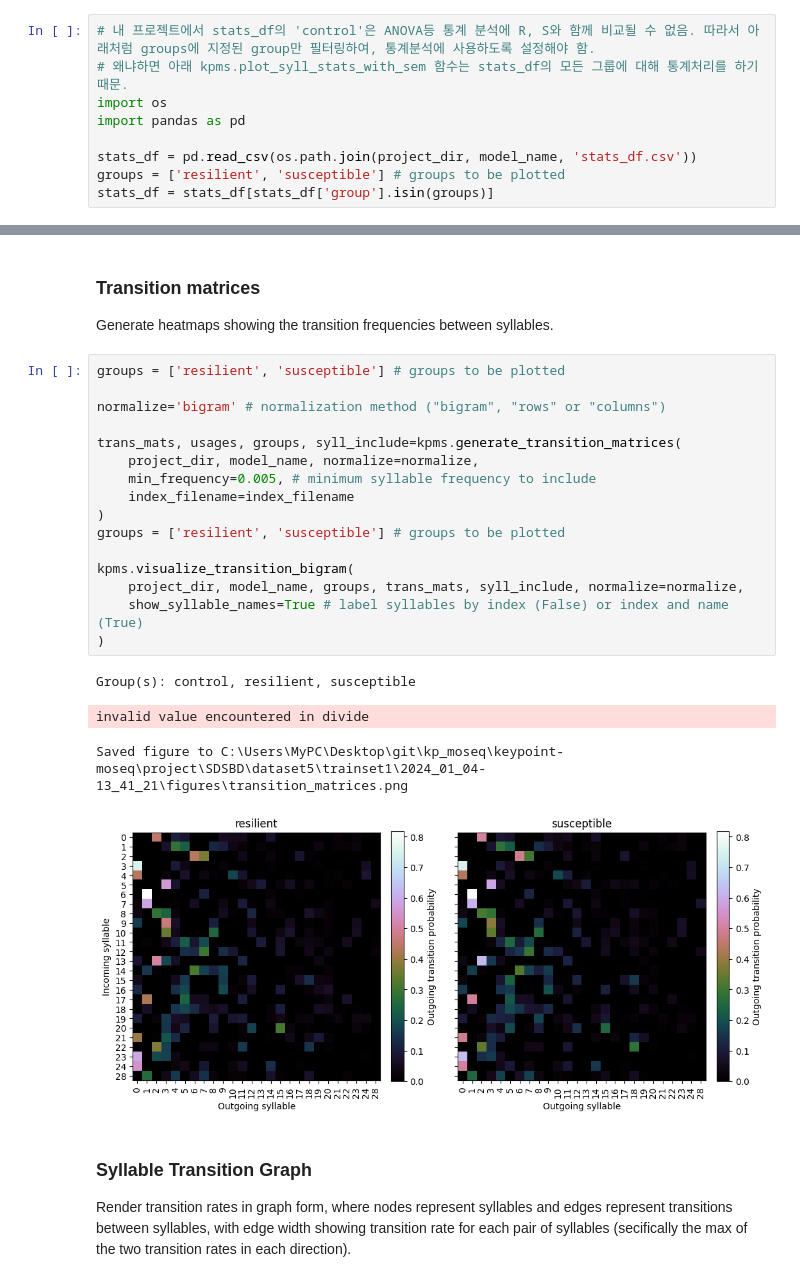
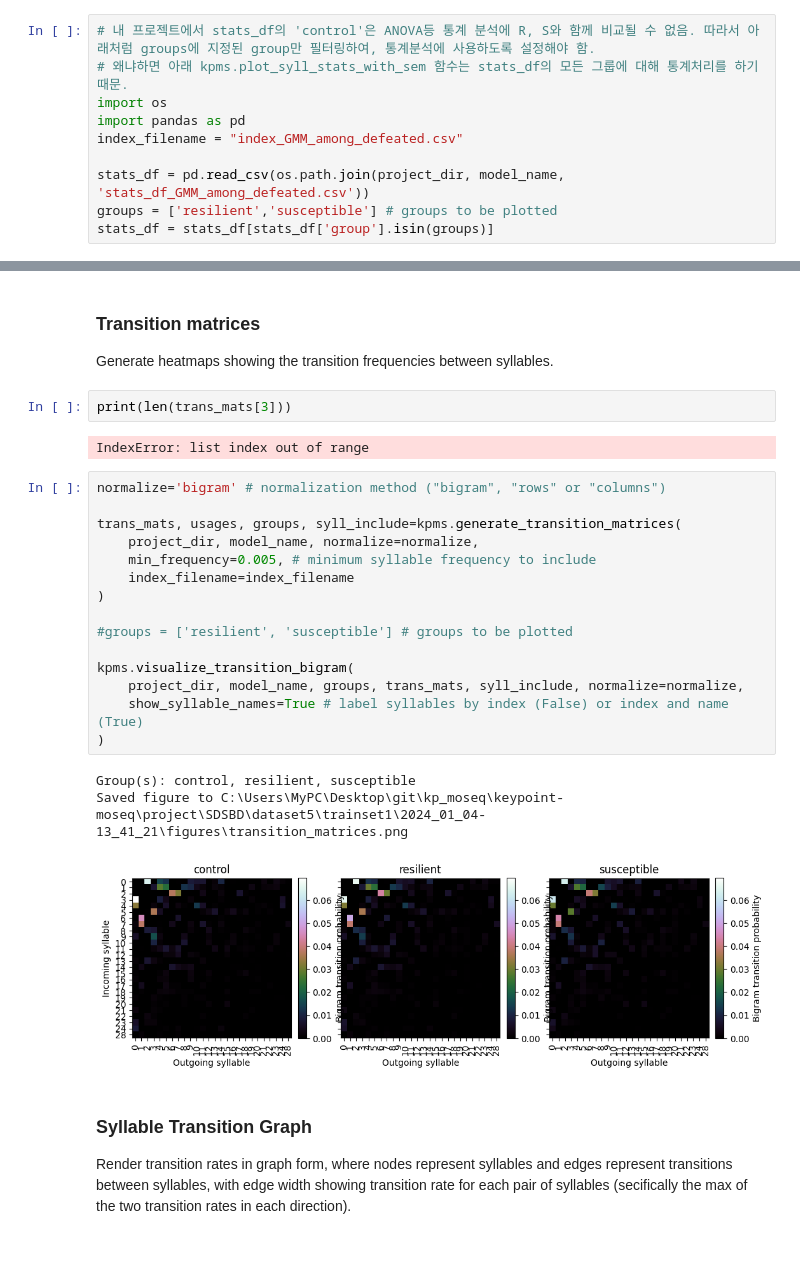
Before and after one commit to Junes94/keypoint-moseq, a Jupyter notebook: docs/source/analysis_SDSBD3.ipynb, the cells around one changed output, grey strips where cells are left out. Drawn from its saved outputs; the diff is of its cells as text; blank space fills up the shorter version.

```diff
--- a/docs/source/analysis_SDSBD3.ipynb
+++ b/docs/source/analysis_SDSBD3.ipynb
@@ -143,7 +133,8 @@ There are two options for setting the order of syllables along the x-axis. When
 # 왜냐하면 아래 kpms.plot_syll_stats_with_sem 함수는 stats_df의 모든 그룹에 대해 통계처리를 하기 때문.
 import os
 import pandas as pd
+index_filename = "index_GMM_among_defeated.csv"
 
-stats_df = pd.read_csv(os.path.join(project_dir, model_name, 'stats_df.csv'))
-groups = ['resilient', 'susceptible'] # groups to be plotted
+stats_df = pd.read_csv(os.path.join(project_dir, model_name, 'stats_df_GMM_among_defeated.csv'))
+groups = ['resilient','susceptible'] # groups to be plotted
 stats_df = stats_df[stats_df['group'].isin(groups)]
@@ -170,27 +189,29 @@ Saved figure to C:\Users\MyPC\Desktop\git\kp_moseq\keypoint-moseq\project\SDSBD\
 # %% [markdown]
 ### Transition matrices
 Generate heatmaps showing the transition frequencies between syllables.
+# %%
+print(len(trans_mats[3]))
+# %% [output]
+IndexError: list index out of range
 # %%
-groups = ['resilient', 'susceptible'] # groups to be plotted
-
 normalize='bigram' # normalization method ("bigram", "rows" or "columns")
 
 trans_mats, usages, groups, syll_include=kpms.generate_transition_matrices(
     project_dir, model_name, normalize=normalize,
     min_frequency=0.005, # minimum syllable frequency to include
     index_filename=index_filename
 )
-groups = ['resilient', 'susceptible'] # groups to be plotted
+
+#groups = ['resilient', 'susceptible'] # groups to be plotted
 
 kpms.visualize_transition_bigram(
     project_dir, model_name, groups, trans_mats, syll_include, normalize=normalize,
     show_syllable_names=True # label syllables by index (False) or index and name (True)
 )
 # %% [output]
 Group(s): control, resilient, susceptible
+Saved figure to C:\Users\MyPC\Desktop\git\kp_moseq\keypoint-moseq\project\SDSBD\dataset5\trainset1\2024_01_04-13_41_21\figures\transition_matrices.png
-invalid value encountered in divide
-Saved figure to C:\Users\MyPC\Desktop\git\kp_moseq\keypoint-moseq\project\SDSBD\dataset5\trainset1\2024_01_04-13_41_21\figures\transition_matrices.png
-[figure, old version]
+[figure, new version]
 # %% [markdown]
 ### Syllable Transition Graph
 Render transition rates in graph form, where nodes represent syllables and edges represent transitions between syllables, with edge width showing transition rate for each pair of syllables (secifically the max of the two transition rates in each direction).
```
Also changed, not shown: parts of 7 cells of this notebook, 4 other files.
